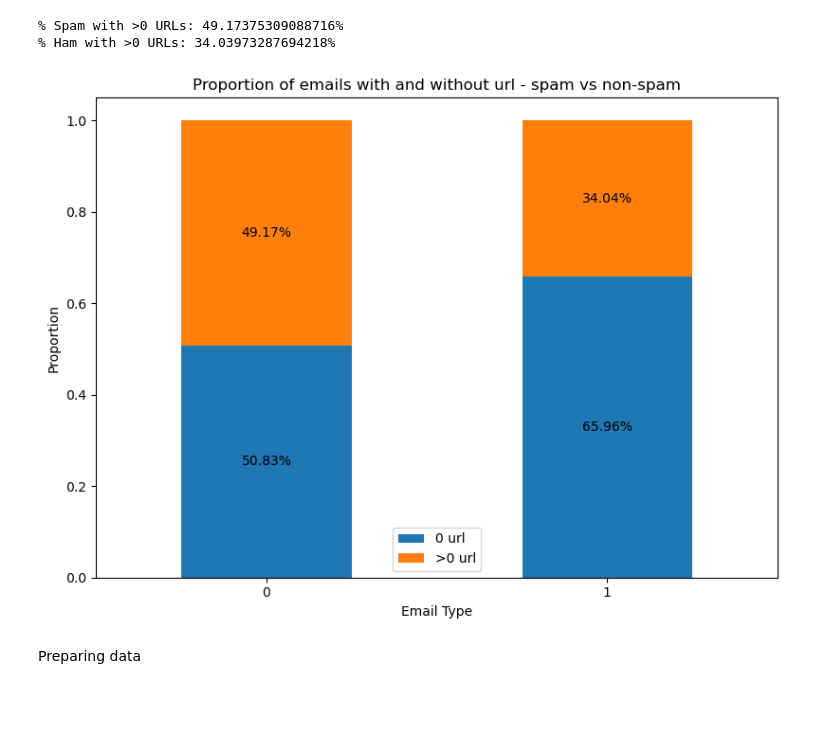
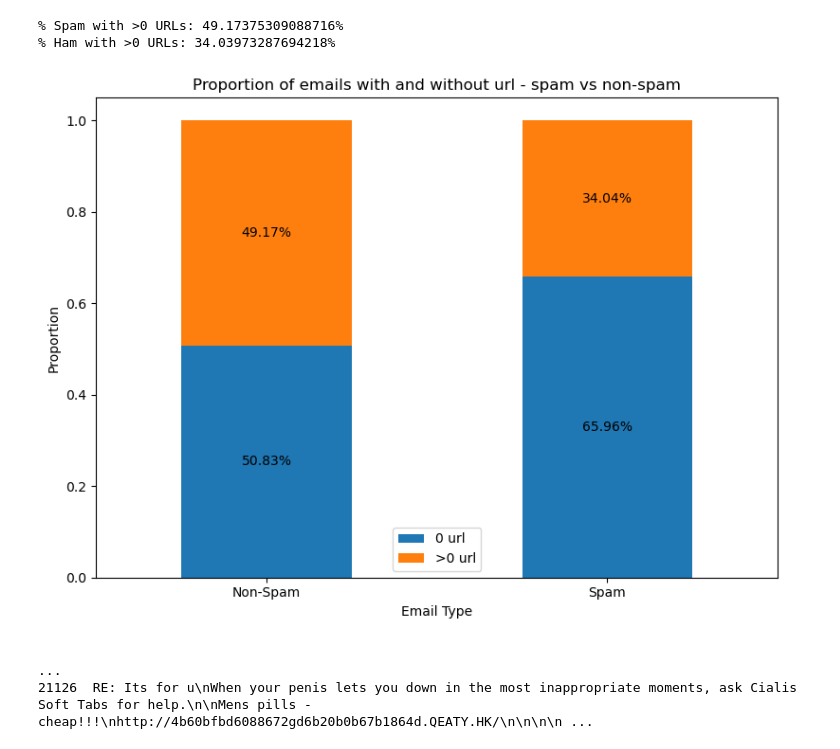
Before and after one commit to kmjtxt/spam_email_detection, a Jupyter notebook: notebooks/hypothesis 3 - url links.ipynb, the cells around one changed output. Saved outputs shown, nothing was run; the diff lists cells and outputs as text; code cells hidden in the pictures; blank space fills up the shorter version.

```diff
--- a/notebooks/hypothesis 3 - url links.ipynb
+++ b/notebooks/hypothesis 3 - url links.ipynb
@@ -13,5 +13,5 @@ General url trend in entire dataset.
 # %%
-full_df = pd.read_csv("../data/raw/full_df.csv")
+full_df = pd.read_csv("../data/processed/full_df.csv")
 # %%
 def count_urls(text):
     if not isinstance(text, str):
@@ -99,22 +95,21 @@ import matplotlib.pyplot as plt
 # %%
 full_df['has_url'] = full_df['url_count'] > 0
 
 # to plot stacked bar plot
 proportions = full_df.groupby('label')['has_url'].value_counts(normalize=True).unstack()
 proportions.columns = ['0 url', '>0 url']
 
 ax = proportions.plot(kind='bar', stacked=True, figsize=(8, 6), rot=0)
+ax.set_xticklabels(['Non-Spam', 'Spam'])
 
 # show percentage
 for container in ax.containers:
     ax.bar_label(container, fmt='{:.2%}', label_type='center')
 
 plt.title('Proportion of emails with and without url - spam vs non-spam')
 plt.ylabel('Proportion')
 plt.xlabel('Email Type')
 plt.tight_layout()
 plt.show()
 # %% [output]
-[figure, old version]
+[figure, new version]
-# %% [markdown]
-Preparing data
@@ -192,3 +179,10 @@ train_df_with_url_features = pd.concat([temp_training.reset_index(drop=True), tr
 
 test_url_features_df = pd.DataFrame(testing_urlfeatures.tolist())
 test_df_with_url_features = pd.concat([temp_testing.reset_index(drop=True), test_url_features_df.reset_index(drop=True)], axis=1)
+# %%
+pd.set_option('display.max_colwidth', None)
+ip_urls_test = test_df_with_url_features[test_df_with_url_features['domain_has_digits'] == 1]
+print(ip_urls_test[['body']].sample())  # sample to show domain with digits
+# %% [output]
+                                                                                                                                                                                                         ...
+21126  RE: Its for u\nWhen your penis lets you down in the most inappropriate moments, ask Cialis Soft Tabs for help.\n\nMens pills -cheap!!!\nhttp://4b60bfbd6088672gd6b20b0b67b1864d.QEATY.HK/\n\n\n\n ...
```
Also changed, not shown: parts of 30 cells of this notebook.
